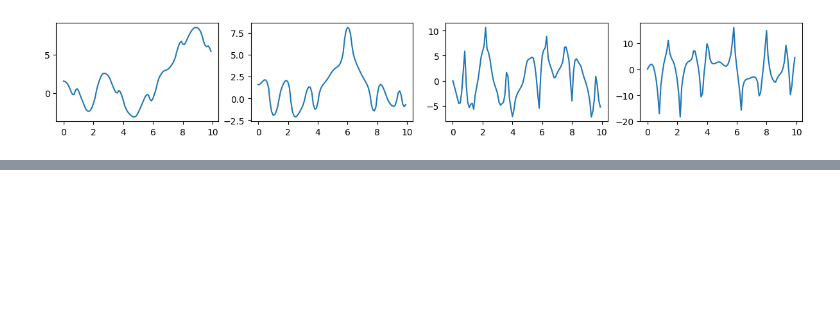
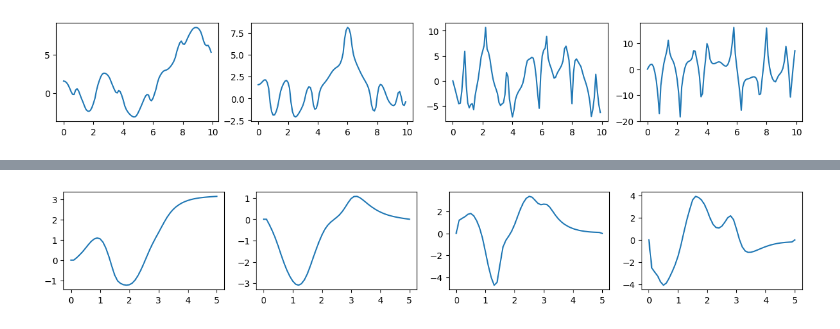
Before and after one commit to QingmuDeng/AA203-Homework, a Jupyter notebook: Project/Dynamics.ipynb, the cells around one changed output, grey strips where cells are left out. Drawn from its saved outputs; the diff is of its cells as text; code cells hidden in the pictures; blank space fills up the shorter version.

```diff
--- a/Project/Dynamics.ipynb
+++ b/Project/Dynamics.ipynb
@@ -296,0 +258,28 @@ Note: you may need to restart the kernel to use updated packages.
+# %%
+def discretize(f, dt):
+    """Discretize continuous-time dynamics `f` via Runge-Kutta integration."""
+
+    def integrator(x, u, dt=dt):
+        # print(s, u)
+        k1 = dt * f(x, u)
+        k2 = dt * f(x + k1 / 2, u)
+        k3 = dt * f(x + k2 / 2, u)
+        k4 = dt * f(x + k3, u)
+        return x + (k1 + 2 * k2 + 2 * k3 + k4) / 6
+
+    return integrator
+
+def discrete_dynamics(x, u, dt=dt):
+
+    x_next = x + dt * dynamics(x, u)
+    return x_next
+
+# def discrete_dynamics(x, u, dt=dt):
+#     # dt = 0.1
+#     # TODO: Fill in the Euler integrator below and return the next state
+
+#     k1 = dt * dynamics(x, u)
+#     k2 = dt * dynamics(x + k1 / 2, u)
+#     k3 = dt * dynamics(x + k2 / 2, u)
+#     k4 = dt * dynamics(x + k3, u)
+#     return x + (k1 + 2 * k2 + 2 * k3 + k4) / 6
@@ -296,0 +491,9 @@ Note: you may need to restart the kernel to use updated packages.
+# %%
+n = len(x0)
+
+fig, ax = plt.subplots(1, n, figsize=(15, 2))
+
+for i in range(n):
+    ax[i].plot(t,x[:,i])
+# %% [output]
+[figure, added]
```
Also changed, not shown: parts of 29 cells of this notebook, 17 other files.
